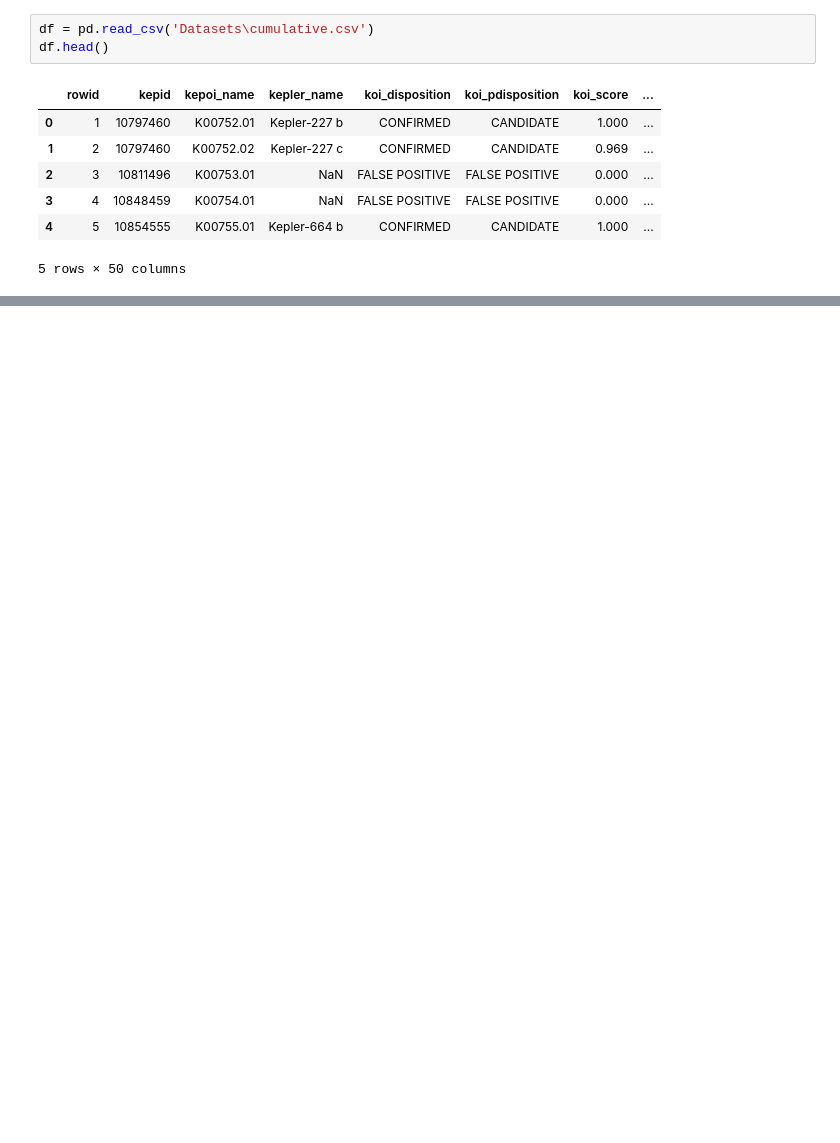
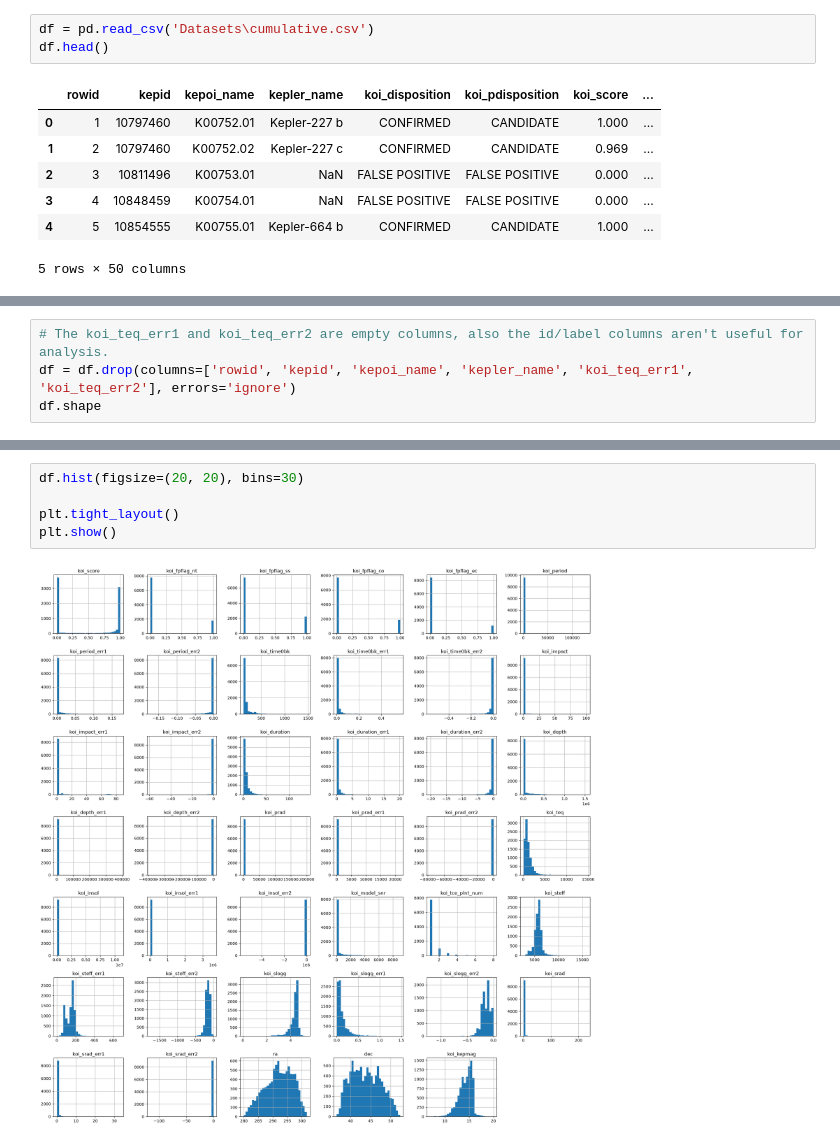
Before and after one commit to DawoodAhmadAnalyst/Keppler-Exoplanet-Search, a Jupyter notebook: test.ipynb, the cells around one changed output, grey strips where cells are left out. Drawn from its saved outputs; the diff is of its cells as text; blank space fills up the shorter version.

Commit message:
Adding the hists

```diff
--- a/test.ipynb
+++ b/test.ipynb
@@ -14,0 +73,4 @@ df.head()
+# %%
+# The koi_teq_err1 and koi_teq_err2 are empty columns, also the id/label columns aren't useful for analysis.
+df = df.drop(columns=['rowid', 'kepid', 'kepoi_name', 'kepler_name', 'koi_teq_err1', 'koi_teq_err2'], errors='ignore')
+df.shape
@@ -14,0 +100,7 @@ df.head()
+# %%
+df.hist(figsize=(20, 20), bins=30)
+
+plt.tight_layout()
+plt.show()
+# %% [output]
+[figure, added]
```
Also changed, not shown: parts of 8 cells of this notebook.
